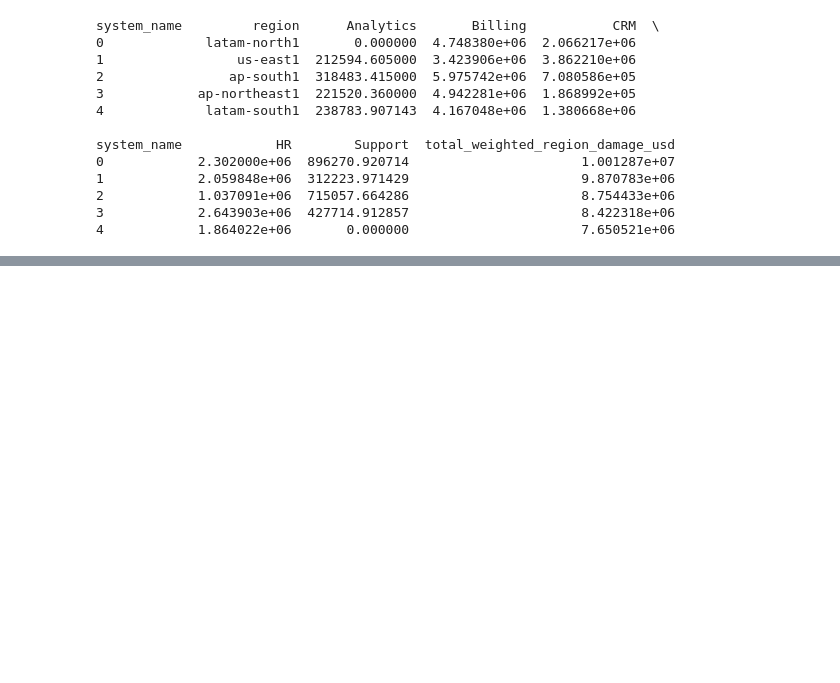
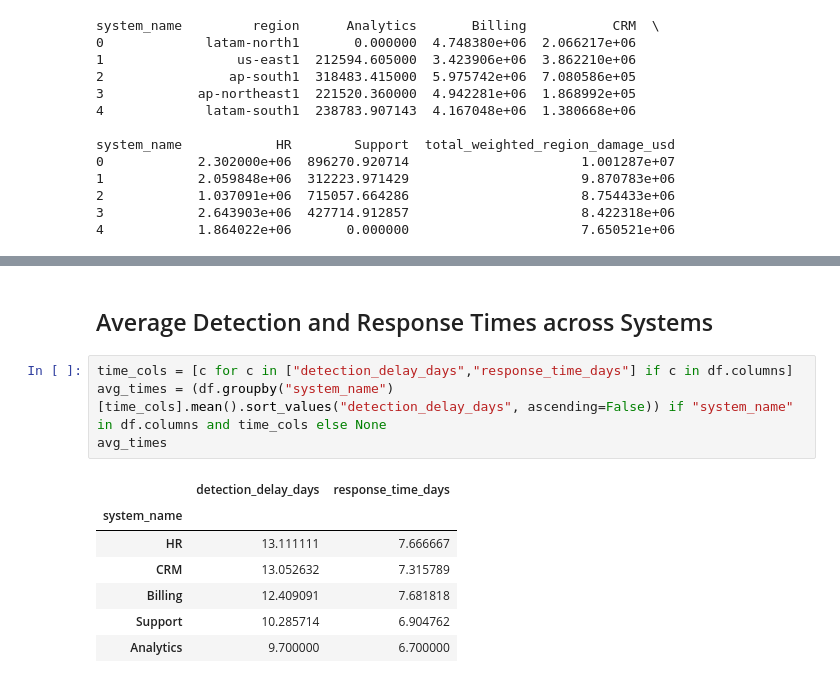
Before and after one commit to ssinlao/mini-data-analysts, a Jupyter notebook: mini-itc-code.ipynb, the cells around one changed output, grey strips where cells are left out. Cells and saved outputs as stored; diff of their text form; blank space fills up the shorter version.

```diff
--- a/mini-itc-code.ipynb
+++ b/mini-itc-code.ipynb
@@ -176,0 +177,14 @@ plt.show()
+# %% [markdown]
+## Average Detection and Response Times across Systems
+# %%
+time_cols = [c for c in ["detection_delay_days","response_time_days"] if c in df.columns]
+avg_times = (df.groupby("system_name")[time_cols].mean().sort_values("detection_delay_days", ascending=False)) if "system_name" in df.columns and time_cols else None
+avg_times
+# %% [output]
+|  | detection_delay_days | response_time_days |
+| system_name |  |  |
+| HR | 13.111111 | 7.666667 |
+| CRM | 13.052632 | 7.315789 |
+| Billing | 12.409091 | 7.681818 |
+| Support | 10.285714 | 6.904762 |
+| Analytics | 9.700000 | 6.700000 |
```
Also changed, not shown: parts of 3 cells of this notebook.
